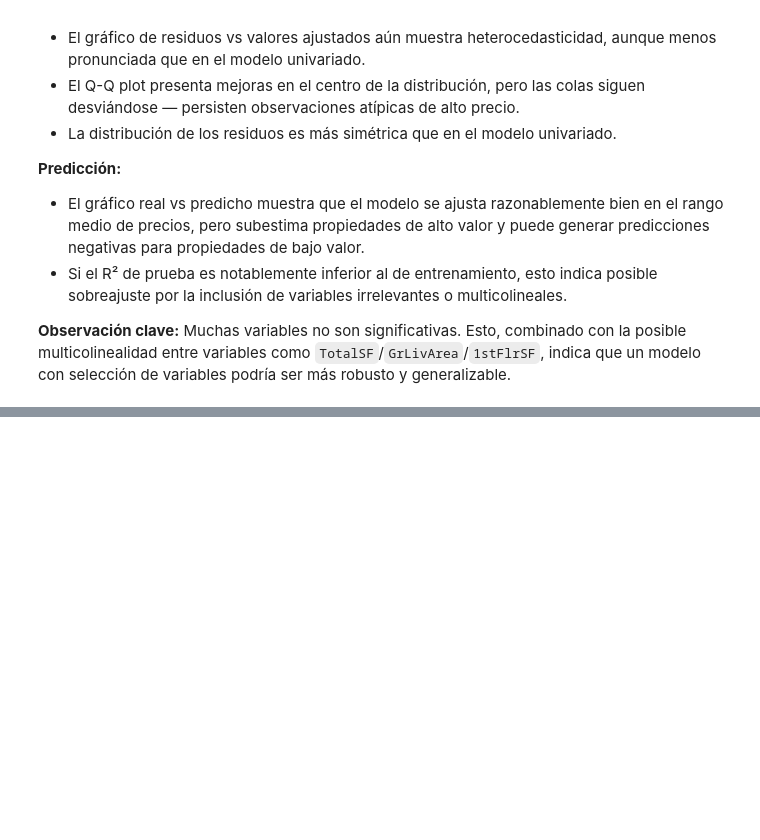
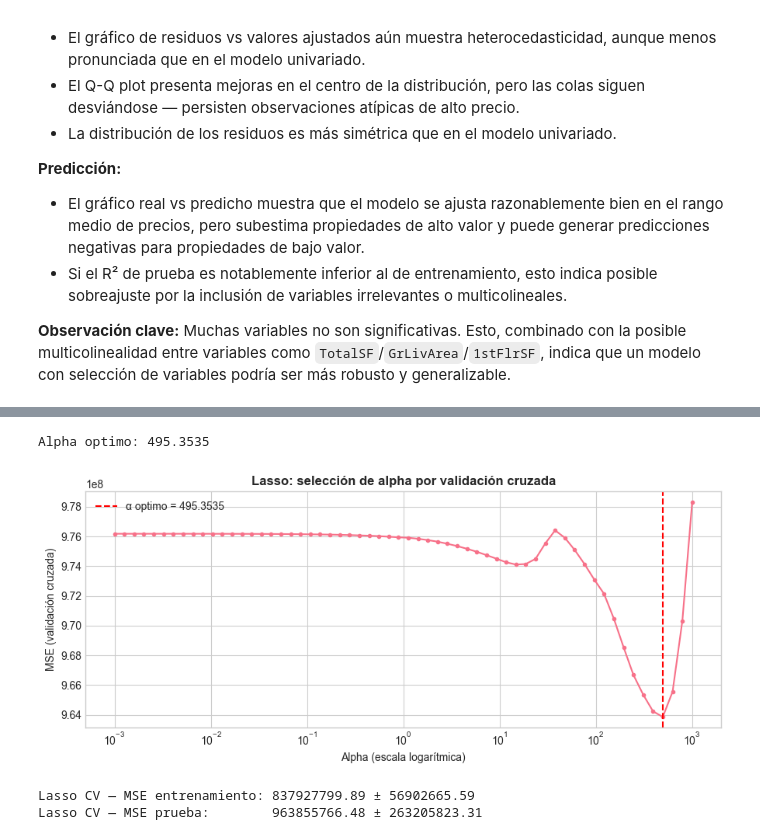
Before and after one commit to nicoCT04/Lab3MD, a Jupyter notebook: lab3.ipynb, the cells around one changed output, grey strips where cells are left out. Drawn from its saved outputs; the diff is of its cells as text; code cells hidden in the pictures; blank space fills up the shorter version.

```diff
--- a/lab3.ipynb
+++ b/lab3.ipynb
@@ -1363,0 +1536,52 @@ Muchas variables no son significativas. Esto, combinado con la posible multicoli
+# %%
+X_lasso_train = X_train[numeric_features]
+X_lasso_test  = X_test[numeric_features]
+
+# Rango de alphas a evaluar para Lasso
+alphas_lasso = np.logspace(-3, 3, num=60)
+
+# --- Paso 1: Curva MSE vs alpha ---
+mse_por_alpha_lasso = []
+for alpha in alphas_lasso:
+    scores = cross_val_score(
+        make_pipeline(StandardScaler(), Lasso(alpha=alpha, max_iter=10000)),
+        X_lasso_train, y_train,
+        cv=cv_split,
+        scoring="neg_mean_squared_error",
+        n_jobs=-1
+    )
+    mse_por_alpha_lasso.append(-scores.mean())
+
+alpha_lasso_optimo = alphas_lasso[np.argmin(mse_por_alpha_lasso)]
+print(f"Alpha optimo: {alpha_lasso_optimo:.4f}")
+
+plt.figure(figsize=(9, 4))
+plt.semilogx(alphas_lasso, mse_por_alpha_lasso, marker='o', markersize=3)
+plt.axvline(alpha_lasso_optimo, color='red', linestyle='--',
+            label=f'α optimo = {alpha_lasso_optimo:.4f}')
+plt.xlabel('Alpha (escala logarítmica)')
+plt.ylabel('MSE (validación cruzada)')
+plt.title('Lasso: selección de alpha por validación cruzada', fontweight='bold')
+plt.legend()
+plt.tight_layout()
+plt.show()
+
+# --- Paso 2: Evaluar generalizacion del modelo con el alpha optimo ---
+cv_results_lasso = cross_validate(
+    make_pipeline(StandardScaler(), Lasso(alpha=alpha_lasso_optimo, max_iter=10000)),
+    X_lasso_train, y_train,
+    cv=cv_split,
+    scoring="neg_mean_squared_error",
+    return_train_score=True,
+    n_jobs=-1
+)
+
+train_mse_lasso = -cv_results_lasso["train_score"]
+test_mse_lasso  = -cv_results_lasso["test_score"]
+print(f"Lasso CV — MSE entrenamiento: {train_mse_lasso.mean():.2f} ± {train_mse_lasso.std():.2f}")
+print(f"Lasso CV — MSE prueba:        {test_mse_lasso.mean():.2f} ± {test_mse_lasso.std():.2f}")
+# %% [output]
+Alpha optimo: 495.3535
+[figure, added]
+Lasso CV — MSE entrenamiento: 837927799.89 ± 56902665.59
+Lasso CV — MSE prueba:        963855766.48 ± 263205823.31
```
Also changed, not shown: parts of 18 cells of this notebook.
